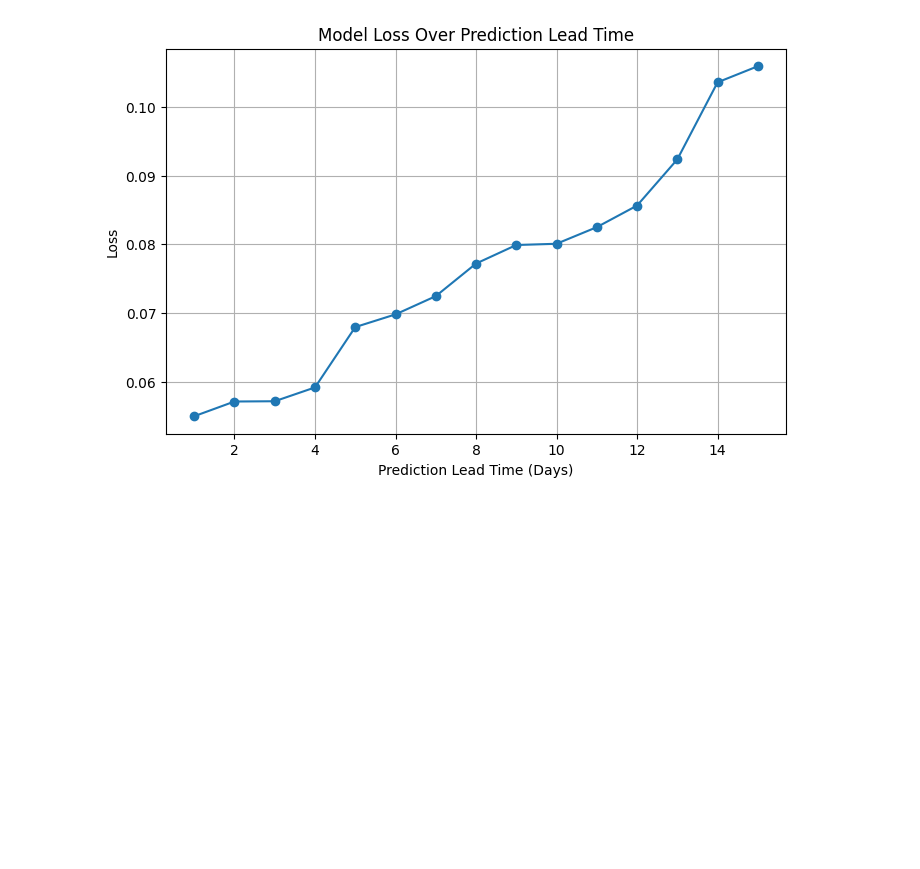
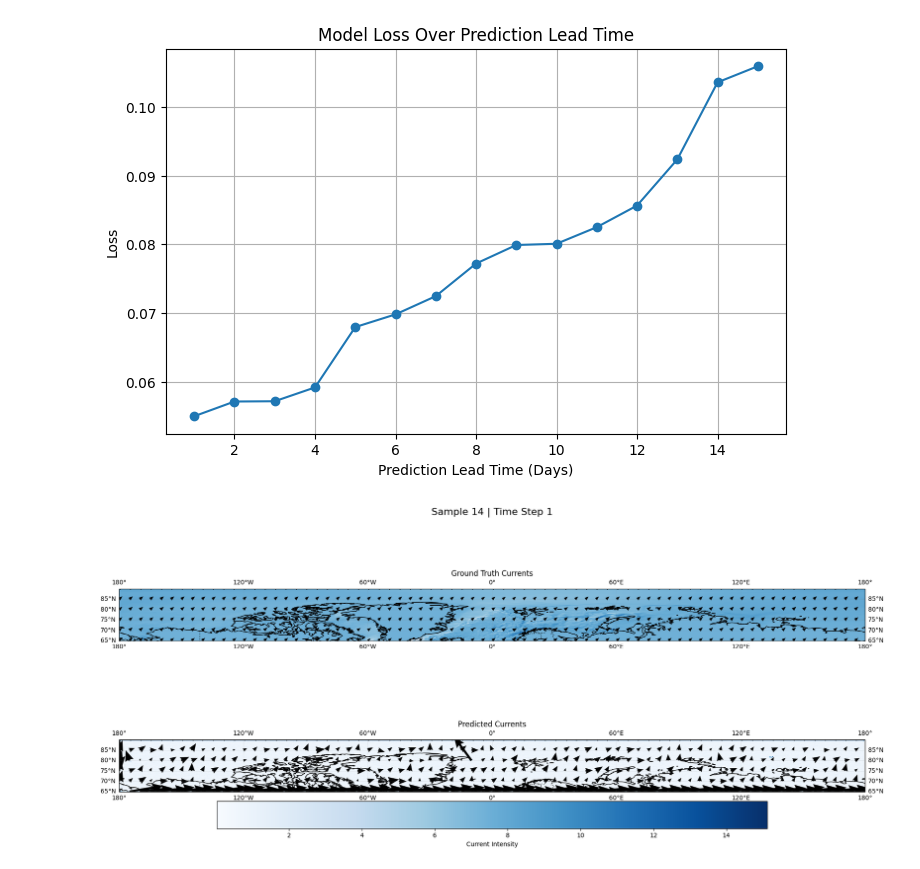
Before and after one commit to MistakesWereMaed/HPML-Project, a Jupyter notebook: Notebooks/PINN.ipynb, the cells around one changed output. Cells and saved outputs as stored; diff of their text form; code cells hidden in the pictures; blank space fills up the shorter version.

```diff
--- a/Notebooks/PINN.ipynb
+++ b/Notebooks/PINN.ipynb
@@ -16,3 +16,7 @@ dv.plot_loss_history(PATH_METRICS)
 dv.plot_accuracy_over_time(PATH_RESULTS)
 # %% [output]
 [figure]
+# %%
+dv.plot_currents_comparison(PATH_RESULTS, 14, 1, 30, 0.02)
+# %% [output]
+[figure, added]
```
Also changed, not shown: 12 other files.
